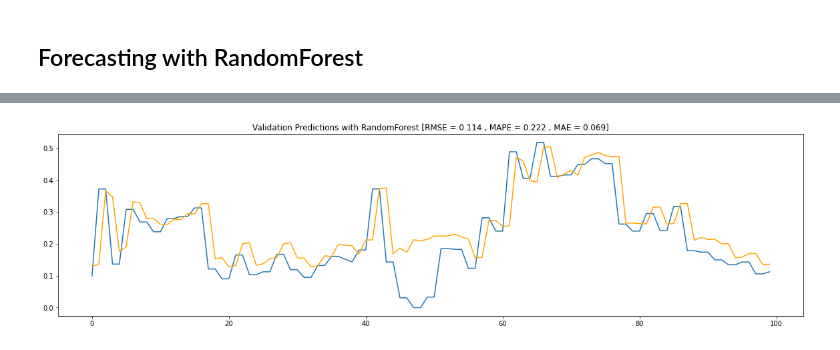
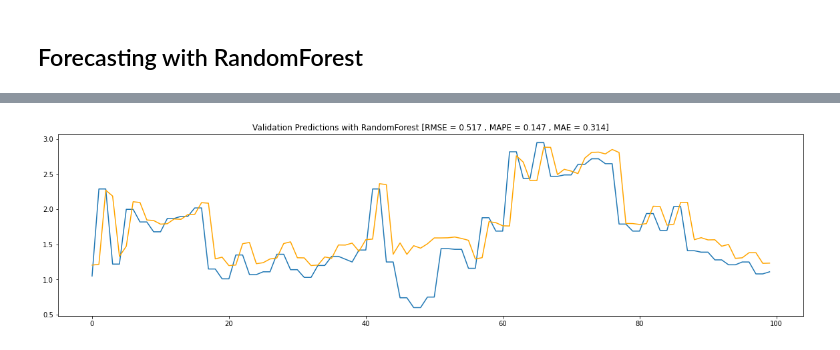
Before and after one commit to Malekkamoua/Quality-prediction-industry-4.0, a Jupyter notebook: 5_Forecasting | ML_models.ipynb, the cells around one changed output, grey strips where cells are left out. Drawn from its saved outputs; the diff is of its cells as text; code cells hidden in the pictures.

```diff
--- a/5_Forecasting | ML_models.ipynb
+++ b/5_Forecasting | ML_models.ipynb
@@ -302,12 +337,20 @@ pyplot.show()
 # %%
-mape, mae, rmse = forecast_accuracy(y_val, predictions_val)
+y_pred_val_rf = model.predict(np.asarray(X_val).astype('float32'))
+Inverse_y_val = y_val.reshape(-1,1)
+Inverse_y_val = scaler.inverse_transform(Inverse_y_val)
+Inverse_y_pred_val_rf = y_pred_val_rf.reshape(-1,1)
+Inverse_y_pred_val_rf = scaler.inverse_transform(Inverse_y_pred_val_rf)
+
+y_pred_val_rf.shape, Inverse_y_pred_val_rf.shape, Inverse_y_val.shape
+
+mape, mae, rmse = forecast_accuracy(Inverse_y_val, Inverse_y_pred_val_rf)
 
 fig, ax = plt.subplots(figsize=(20,5))
 
 # plot forecasts against actual outcomes
-pyplot.plot(y_val[0:100])
-pyplot.plot(predictions_val[0:100], color='orange')
+pyplot.plot(Inverse_y_val[0:100])
+pyplot.plot(Inverse_y_pred_val_rf[0:100], color='orange')
 plt.title("Validation Predictions with RandomForest [RMSE = %.3f , MAPE = %.3f , MAE = %.3f]" % (rmse, mape, mae) )
 pyplot.show()
 # %% [output]
-[figure, old version]
+[figure, new version]
```
Also changed, not shown: parts of 8 cells of this notebook.
